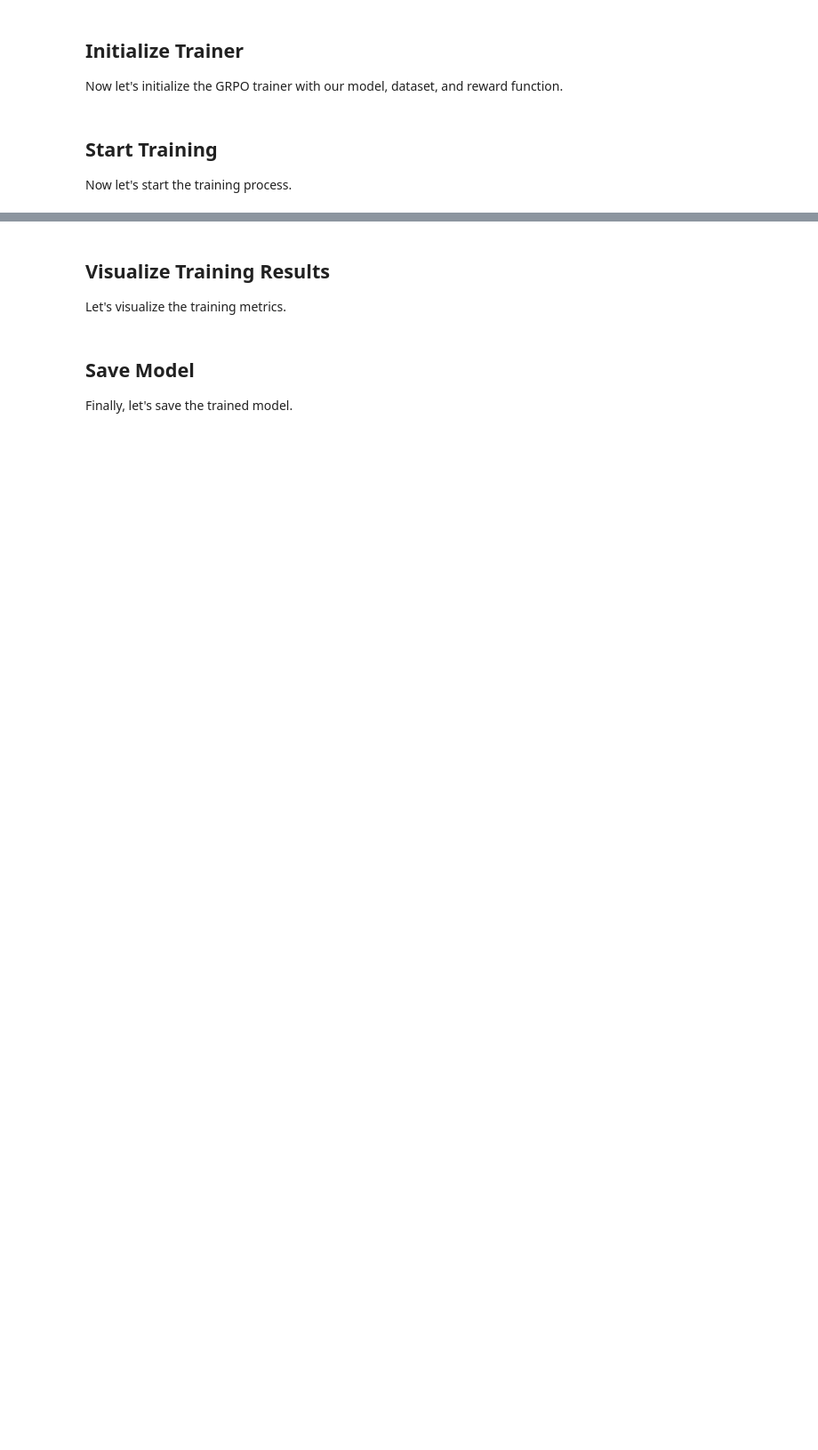
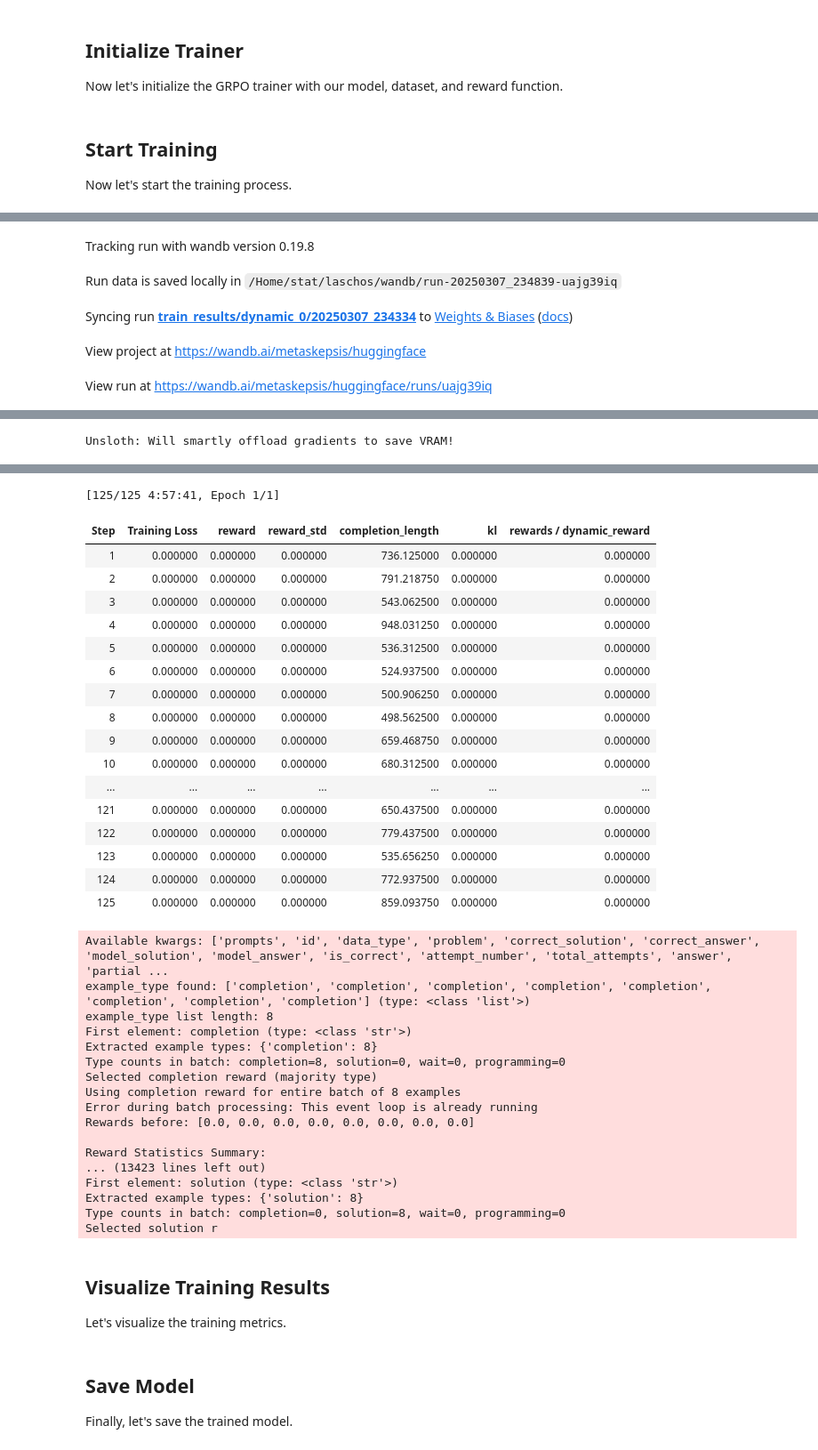
Before and after one commit to artnoage/AIMO2_initial, a Jupyter notebook: notebooks/dynamic_phi_training.ipynb, the cells around one changed output, grey strips where cells are left out. Shown at 89% size. Drawn from its saved outputs; the diff is of its cells as text; code cells hidden in the pictures; blank space fills up the shorter version.

```diff
--- a/notebooks/dynamic_phi_training.ipynb
+++ b/notebooks/dynamic_phi_training.ipynb
@@ -590,32 +444,17 @@ print(f"Training configuration set up with {training_args.max_steps} steps")
 ## Initialize Trainer
 
 Now let's initialize the GRPO trainer with our model, dataset, and reward function.
-# %%
-# Initialize our custom callback
-notebook_callback = LoggingCallback(reward_func=reward_func, logger=logger, save_frequency=1)
-
-# Initialize trainer with reward function
-trainer = GRPOTrainer(
-    model=model,
-    processing_class=tokenizer,
-    reward_funcs=[reward_func],
-    args=training_args,
-    train_dataset=formatted_dataset,
-    callbacks=[notebook_callback]
-)
-
-print("Trainer initialized and ready for training")
 # %% [markdown]
 ## Start Training
 
 Now let's start the training process.
 # %%
-# Train
-try:
-    trainer.train()
-    logger.info("Training completed successfully")
-except Exception as e:
-    logger.error(f"Training failed: {str(e)}")
-    if use_wandb:
+ # Train
+    try:
+        trainer.train()
+        logger.info("Training completed successfully")
+    except Exception as e:
+        logger.error(f"Training failed: {str(e)}")
         wandb.finish()
-    raise
+        raise
+# %% [output]
@@ -621,0 +470,5 @@ except Exception as e:
+Tracking run with wandb version 0.19.8
+Run data is saved locally in /Home/stat/laschos/wandb/run-20250307_234839-uajg39iq
+Syncing run train_results/dynamic_0/20250307_234334 to Weights & Biases (docs)
+View project at https://wandb.ai/metaskepsis/huggingface
+View run at https://wandb.ai/metaskepsis/huggingface/runs/uajg39iq
@@ -621,0 +492 @@ except Exception as e:
+Unsloth: Will smartly offload gradients to save VRAM!
@@ -622,3 +510,38 @@ except Exception as e:
+[125/125 4:57:41, Epoch 1/1]
+| Step | Training Loss | reward | reward_std | completion_length | kl | rewards / dynamic_reward |
+| 1 | 0.000000 | 0.000000 | 0.000000 | 736.125000 | 0.000000 | 0.000000 |
+| 2 | 0.000000 | 0.000000 | 0.000000 | 791.218750 | 0.000000 | 0.000000 |
+| 3 | 0.000000 | 0.000000 | 0.000000 | 543.062500 | 0.000000 | 0.000000 |
+| 4 | 0.000000 | 0.000000 | 0.000000 | 948.031250 | 0.000000 | 0.000000 |
+| 5 | 0.000000 | 0.000000 | 0.000000 | 536.312500 | 0.000000 | 0.000000 |
+| 6 | 0.000000 | 0.000000 | 0.000000 | 524.937500 | 0.000000 | 0.000000 |
+| 7 | 0.000000 | 0.000000 | 0.000000 | 500.906250 | 0.000000 | 0.000000 |
+| 8 | 0.000000 | 0.000000 | 0.000000 | 498.562500 | 0.000000 | 0.000000 |
+| 9 | 0.000000 | 0.000000 | 0.000000 | 659.468750 | 0.000000 | 0.000000 |
+| 10 | 0.000000 | 0.000000 | 0.000000 | 680.312500 | 0.000000 | 0.000000 |
+| ... | ... | ... | ... | ... | ... | ... |
+| 121 | 0.000000 | 0.000000 | 0.000000 | 650.437500 | 0.000000 | 0.000000 |
+| 122 | 0.000000 | 0.000000 | 0.000000 | 779.437500 | 0.000000 | 0.000000 |
+| 123 | 0.000000 | 0.000000 | 0.000000 | 535.656250 | 0.000000 | 0.000000 |
+| 124 | 0.000000 | 0.000000 | 0.000000 | 772.937500 | 0.000000 | 0.000000 |
+| 125 | 0.000000 | 0.000000 | 0.000000 | 859.093750 | 0.000000 | 0.000000 |
+Available kwargs: ['prompts', 'id', 'data_type', 'problem', 'correct_solution', 'correct_answer', 'model_solution', 'model_answer', 'is_correct', 'attempt_number', 'total_attempts', 'answer', 'partial ...
+example_type found: ['completion', 'completion', 'completion', 'completion', 'completion', 'completion', 'completion', 'completion'] (type: <class 'list'>)
+example_type list length: 8
+First element: completion (type: <class 'str'>)
+Extracted example types: {'completion': 8}
+Type counts in batch: completion=8, solution=0, wait=0, programming=0
+Selected completion reward (majority type)
+Using completion reward for entire batch of 8 examples
+Error during batch processing: This event loop is already running
+Rewards before: [0.0, 0.0, 0.0, 0.0, 0.0, 0.0, 0.0, 0.0]
+
+Reward Statistics Summary:
+... (13423 lines left out)
+First element: solution (type: <class 'str'>)
+Extracted example types: {'solution': 8}
+Type counts in batch: completion=0, solution=8, wait=0, programming=0
+Selected solution r
 # %% [markdown]
 ## Visualize Training Results
 
```
Also changed, not shown: parts of 21 cells of this notebook.
